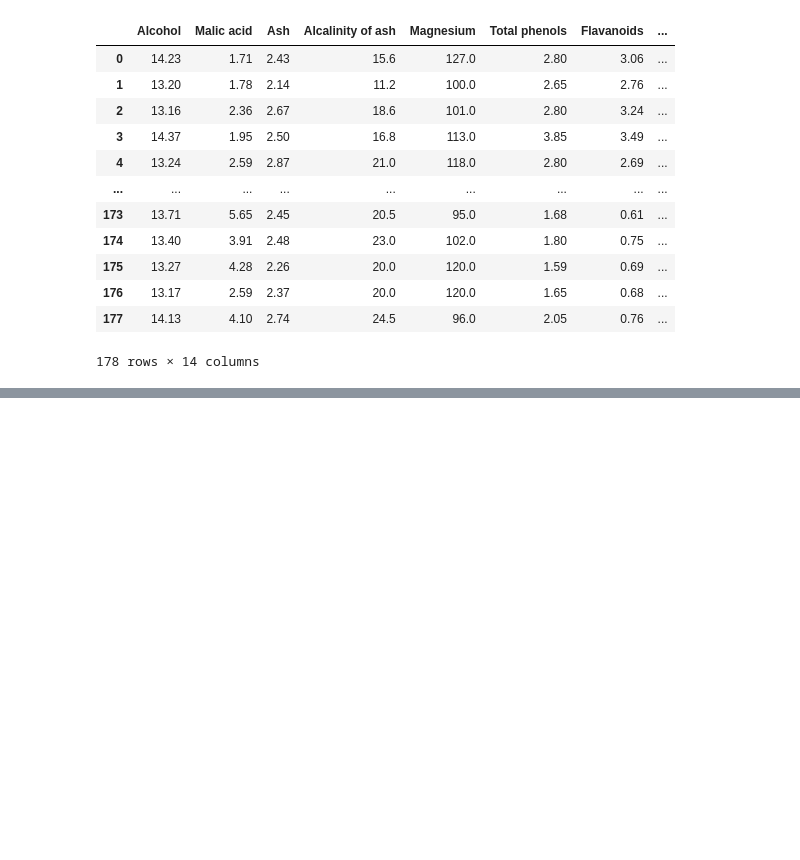
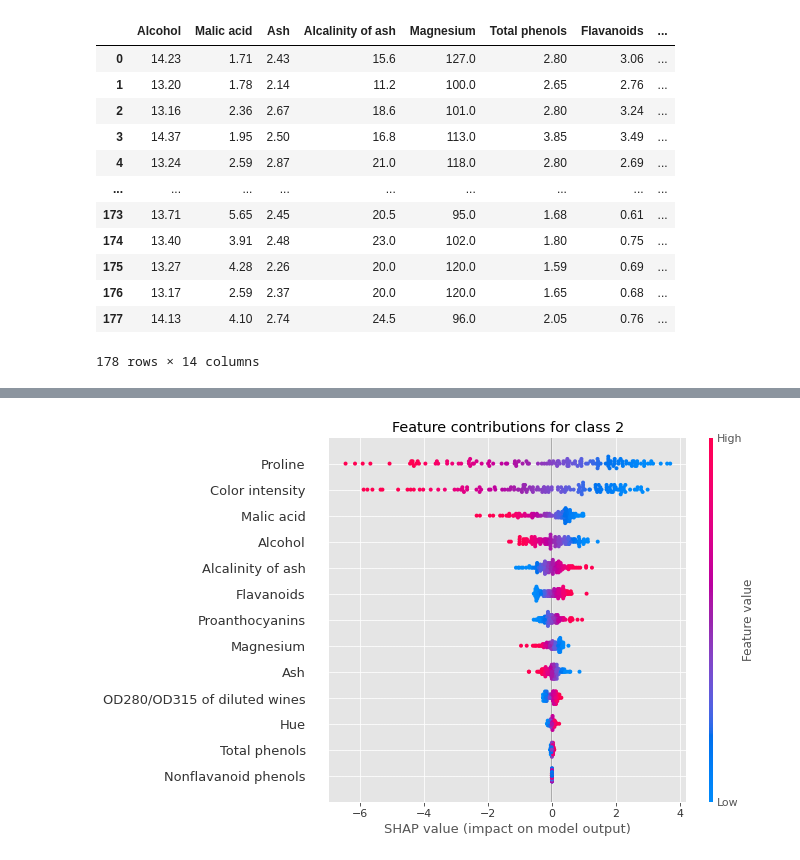
Before and after one commit to marksverdhei/explainable_machine_learning_workshop, a Jupyter notebook: Explainable_machine_learning.ipynb, the cells around one changed output, grey strips where cells are left out. Drawn from its saved outputs; the diff is of its cells as text; code cells hidden in the pictures; blank space fills up the shorter version.

```diff
--- a/Explainable_machine_learning.ipynb
+++ b/Explainable_machine_learning.ipynb
@@ -178,0 +160,5 @@ print(corpus_test[ind])
+# %%
+plt.title("Feature contributions for class 2")
+shap.summary_plot(explanation_c2)
+# %% [output]
+[figure, added]
```
Also changed, not shown: parts of 58 cells of this notebook, 5 other files.
